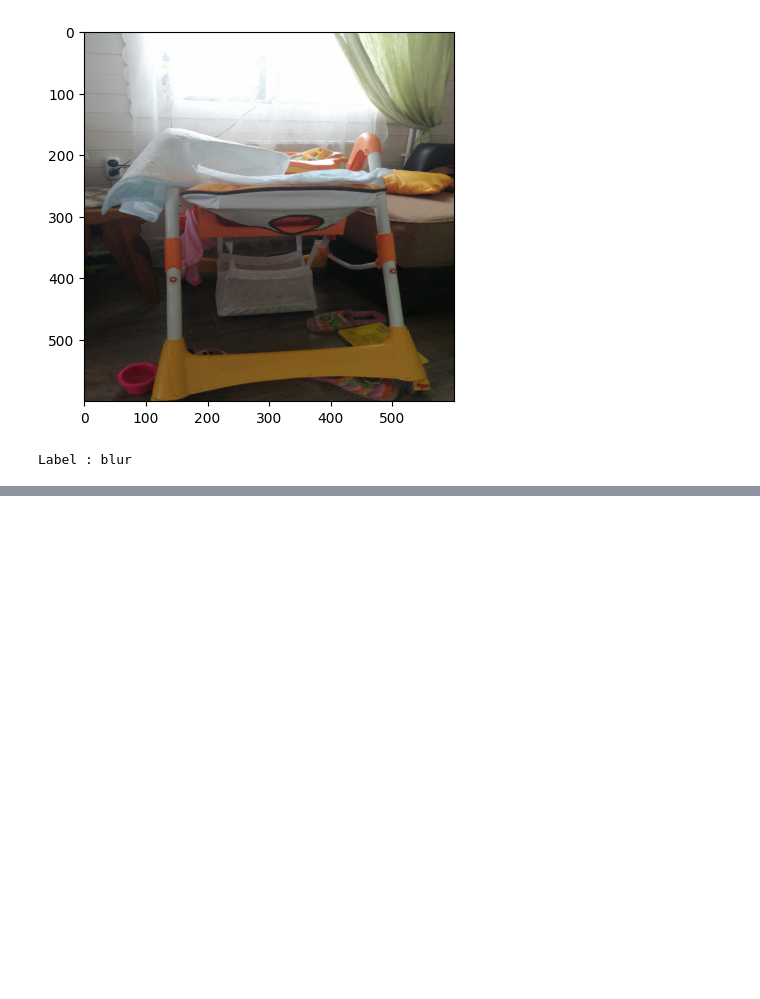
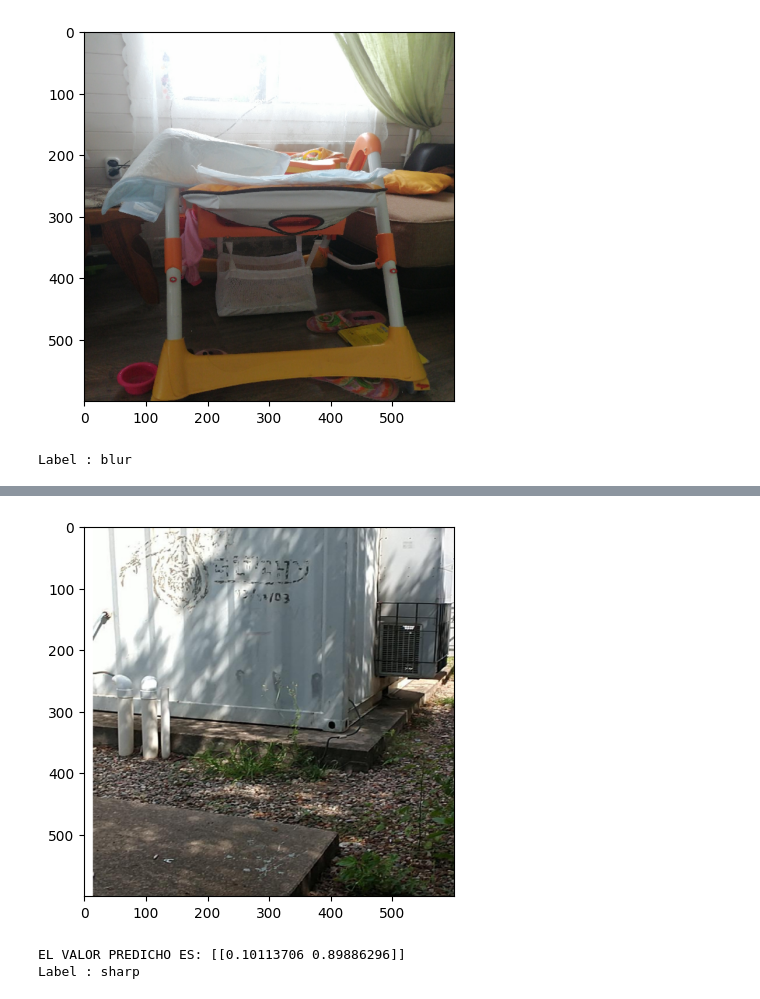
Before and after one commit to arielmeragelman/PracticaProfesionalizante2, a Jupyter notebook: clasificar_imagenes_notebook.ipynb, the cells around one changed output, grey strips where cells are left out. Cells and saved outputs as stored; diff of their text form; code cells hidden in the pictures; blank space fills up the shorter version.

Commit message:
se actualiza notebook y se agrega la prediccion

```diff
--- a/clasificar_imagenes_notebook.ipynb
+++ b/clasificar_imagenes_notebook.ipynb
@@ -372,3 +370,46 @@ else:
 # %% [output]
 [figure]
 Label : blur
+# %%
+# ETAPA DE PREDICCION
+# Basado en : https://towardsdatascience.com/how-to-predict-an-image-with-keras-ca97d9cd4817
+
+
+from tensorflow.keras.preprocessing import image
+from tensorflow.keras.applications.resnet50 import preprocess_input, decode_predictions
+
+# Creamos el directorio donde se va a montar las imagenes
+# En un futuro evaluar si se mantendran o deberan ser temporales
+try:
+  os.mkdir("prod/1")
+except:
+  print("Directorios ya existen")
+
+
+# imagen a validar
+img_path = "/content/prod/1/victor3.jpg"
+# Reescala de imagen
+img = image.load_img(img_path, target_size=(600, 600))
+
+# Convertimos la imagen en un array de datos
+img_array = image.img_to_array(img)
+# Expandimos las dimensiones ya que es un requerimiento de tensorflow
+img_batch = np.expand_dims(img_array, axis=0)
+img_preprocessed = preprocess_input(img_batch)
+# prediccion propíamente dicha
+prediccion=model.predict(img_preprocessed)
+
+
+
+plt.imshow(img)
+plt.show()
+print(f"EL VALOR PREDICHO ES: {prediccion}")
+
+if prediccion[0][0]> prediccion[0][1]:
+
+    print("Label : blur")
+
+else:
+
+    print("Label : sharp")
+# %% [output]
@@ -374,0 +418,3 @@ Label : blur
+[figure, added]
+EL VALOR PREDICHO ES: [[0.10113706 0.89886296]]
+Label : sharp
```
Also changed, not shown: parts of 5 cells of this notebook.
